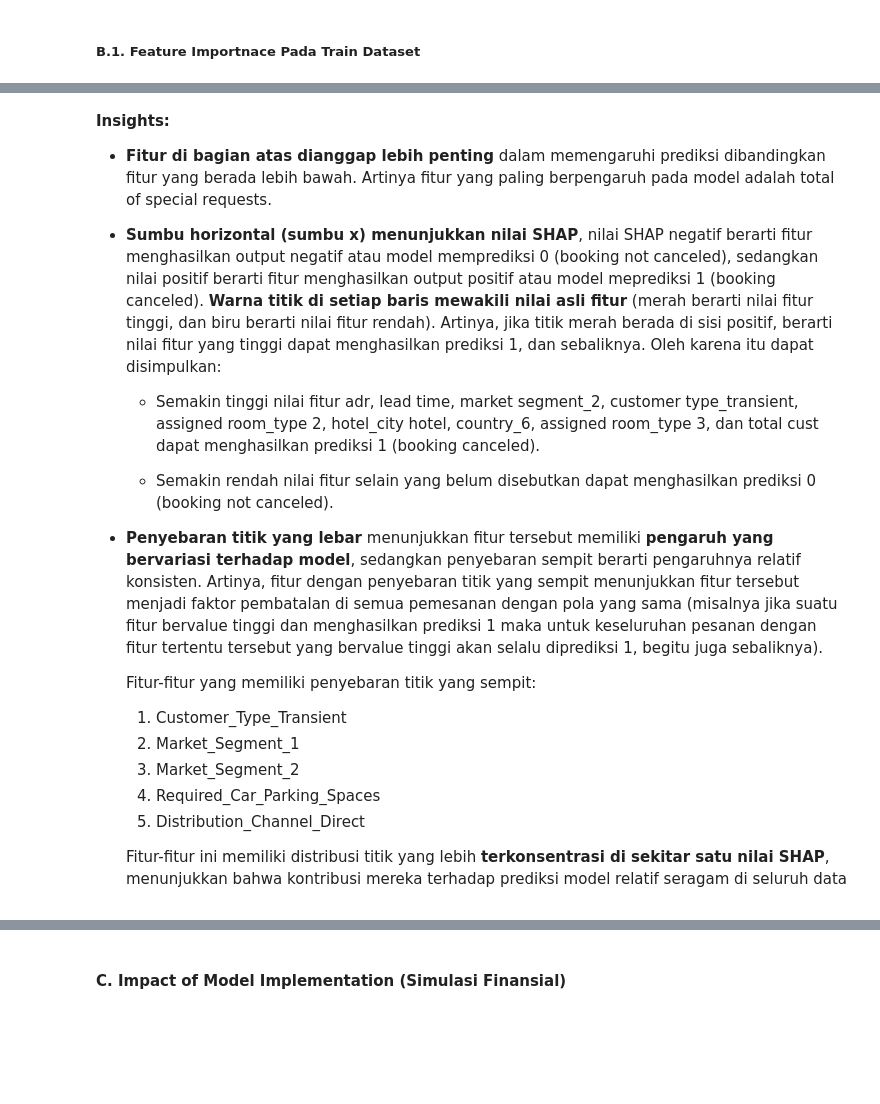
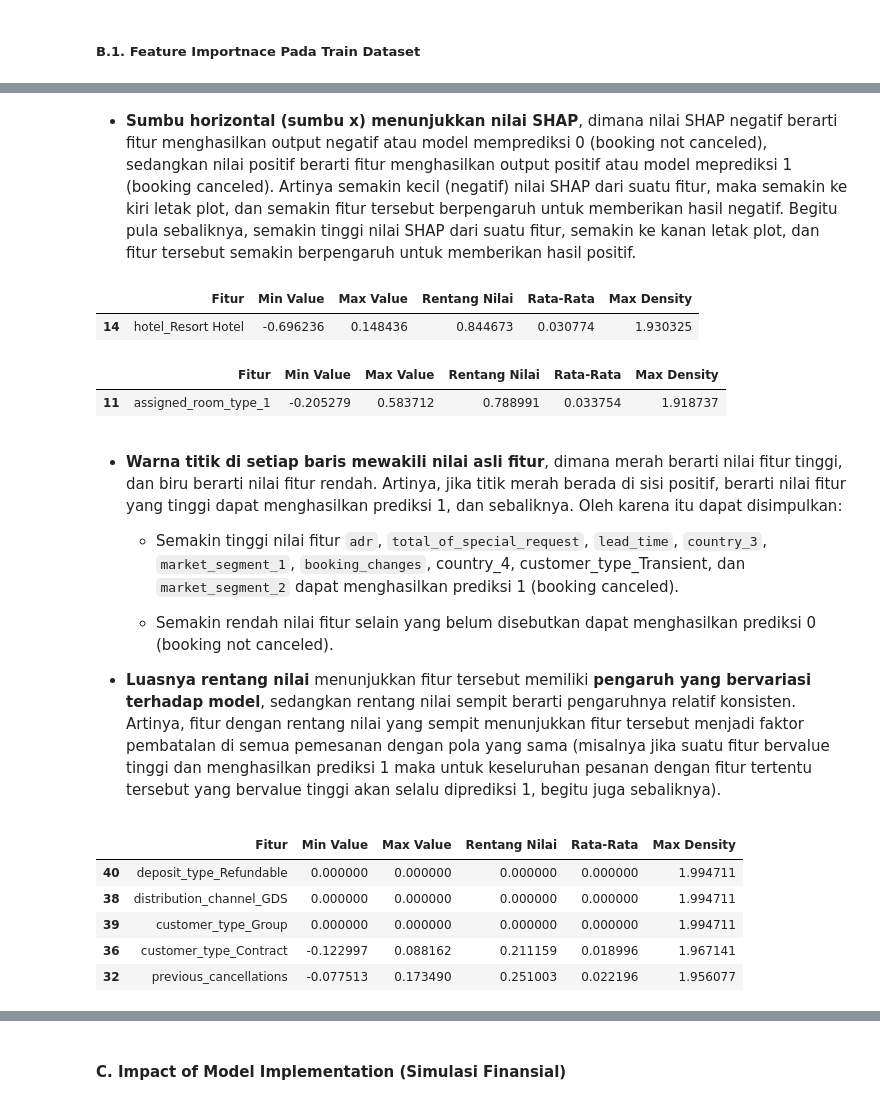
Before and after one commit to zanputra/FinProDelta, a Jupyter notebook: FINPRO_Delta_Team - 19 august.ipynb, the cells around one changed output, grey strips where cells are left out. Drawn from its saved outputs; the diff is of its cells as text; code cells hidden in the pictures; blank space fills up the shorter version.

Commit message:
pertambahan informasi SHAP

```diff
--- a/FINPRO_Delta_Team - 19 august.ipynb
+++ b/FINPRO_Delta_Team - 19 august.ipynb
@@ -2901,22 +2989,29 @@ shap.summary_plot(shap_values, shap.sample(X_transformed, 100), feature_names=fe
+# %% [markdown]
+- **Sumbu horizontal (sumbu x) menunjukkan nilai SHAP**, dimana nilai SHAP negatif berarti fitur menghasilkan output negatif atau model memprediksi 0 (booking not canceled), sedangkan nilai positif berarti fitur menghasilkan output positif atau model meprediksi 1 (booking canceled). Artinya semakin kecil (negatif) nilai SHAP dari suatu fitur, maka semakin ke kiri letak plot, dan semakin fitur tersebut berpengaruh untuk memberikan hasil negatif. Begitu pula sebaliknya, semakin tinggi nilai SHAP dari suatu fitur, semakin ke kanan letak plot, dan fitur tersebut semakin berpengaruh untuk memberikan hasil positif.
+# %%
+leftmostSHAP = SHAPresult[ SHAPresult['Min Value'] == SHAPresult['Min Value'].min()]
+righttmostSHAP = SHAPresult[ SHAPresult['Max Value'] == SHAPresult['Max Value'].max()]
+
+display(leftmostSHAP, righttmostSHAP)
+# %% [output]
+|  | Fitur | Min Value | Max Value | Rentang Nilai | Rata-Rata | Max Density |
+| 14 | hotel_Resort Hotel | -0.696236 | 0.148436 | 0.844673 | 0.030774 | 1.930325 |
+|  | Fitur | Min Value | Max Value | Rentang Nilai | Rata-Rata | Max Density |
+| 11 | assigned_room_type_1 | -0.205279 | 0.583712 | 0.788991 | 0.033754 | 1.918737 |
 # %% [markdown]
-**Insights:**
+- **Warna titik di setiap baris mewakili nilai asli fitur**, dimana merah berarti nilai fitur tinggi, dan biru berarti nilai fitur rendah. Artinya, jika titik merah berada di sisi positif, berarti nilai fitur yang tinggi dapat menghasilkan prediksi 1, dan sebaliknya. Oleh karena itu dapat disimpulkan:
 
-- **Fitur di bagian atas dianggap lebih penting** dalam memengaruhi prediksi dibandingkan fitur yang berada lebih bawah.
-Artinya fitur yang paling berpengaruh pada model adalah total of special requests.
-
-- **Sumbu horizontal (sumbu x) menunjukkan nilai SHAP**, nilai SHAP negatif berarti fitur menghasilkan output negatif atau model memprediksi 0 (booking not canceled), sedangkan nilai positif berarti fitur menghasilkan output positif atau model meprediksi 1 (booking canceled). **Warna titik di setiap baris mewakili nilai asli fitur** (merah berarti nilai fitur tinggi, dan biru berarti nilai fitur rendah). Artinya, jika titik merah berada di sisi positif, berarti nilai fitur yang tinggi dapat menghasilkan prediksi 1, dan sebaliknya. Oleh karena itu dapat disimpulkan:
-
-    - Semakin tinggi nilai fitur adr, lead time, market segment_2, customer type_transient, assigned room_type 2, hotel_city hotel, country_6, assigned room_type 3, dan total cust dapat menghasilkan prediksi 1 (booking canceled).
+    - Semakin tinggi nilai fitur `adr`, `total_of_special_request`, `lead_time`, `country_3`, `market_segment_1`, `booking_changes`, country_4, customer_type_Transient, dan `market_segment_2` dapat menghasilkan prediksi 1 (booking canceled).
 
     - Semakin rendah nilai fitur selain yang belum disebutkan dapat menghasilkan prediksi 0 (booking not canceled).
 
-- **Penyebaran titik yang lebar** menunjukkan fitur tersebut memiliki **pengaruh yang bervariasi terhadap model**, sedangkan penyebaran sempit berarti pengaruhnya relatif konsisten. Artinya, fitur dengan penyebaran titik yang sempit menunjukkan fitur tersebut menjadi faktor pembatalan di semua pemesanan dengan pola yang sama (misalnya jika suatu fitur bervalue tinggi dan menghasilkan prediksi 1 maka untuk keseluruhan pesanan dengan fitur tertentu tersebut yang bervalue tinggi akan selalu diprediksi 1, begitu juga sebaliknya).
-
-    Fitur-fitur yang memiliki penyebaran titik yang sempit:
-    1. Customer_Type_Transient
-    2. Market_Segment_1
-    3. Market_Segment_2
-    4. Required_Car_Parking_Spaces
-    5. Distribution_Channel_Direct
-
-    Fitur-fitur ini memiliki distribusi titik yang lebih **terkonsentrasi di sekitar satu nilai SHAP**, menunjukkan bahwa kontribusi mereka terhadap prediksi model relatif seragam di seluruh data
+- **Luasnya rentang nilai** menunjukkan fitur tersebut memiliki **pengaruh yang bervariasi terhadap model**, sedangkan rentang nilai sempit berarti pengaruhnya relatif konsisten. Artinya, fitur dengan rentang nilai yang sempit menunjukkan fitur tersebut menjadi faktor pembatalan di semua pemesanan dengan pola yang sama (misalnya jika suatu fitur bervalue tinggi dan menghasilkan prediksi 1 maka untuk keseluruhan pesanan dengan fitur tertentu tersebut yang bervalue tinggi akan selalu diprediksi 1, begitu juga sebaliknya).
+# %%
+SHAPresult.sort_values(by='Rentang Nilai').head(5)
+# %% [output]
+|  | Fitur | Min Value | Max Value | Rentang Nilai | Rata-Rata | Max Density |
+| 40 | deposit_type_Refundable | 0.000000 | 0.000000 | 0.000000 | 0.000000 | 1.994711 |
+| 38 | distribution_channel_GDS | 0.000000 | 0.000000 | 0.000000 | 0.000000 | 1.994711 |
+| 39 | customer_type_Group | 0.000000 | 0.000000 | 0.000000 | 0.000000 | 1.994711 |
+| 36 | customer_type_Contract | -0.122997 | 0.088162 | 0.211159 | 0.018996 | 1.967141 |
+| 32 | previous_cancellations | -0.077513 | 0.173490 | 0.251003 | 0.022196 | 1.956077 |
```
Also changed, not shown: parts of 19 cells of this notebook.
